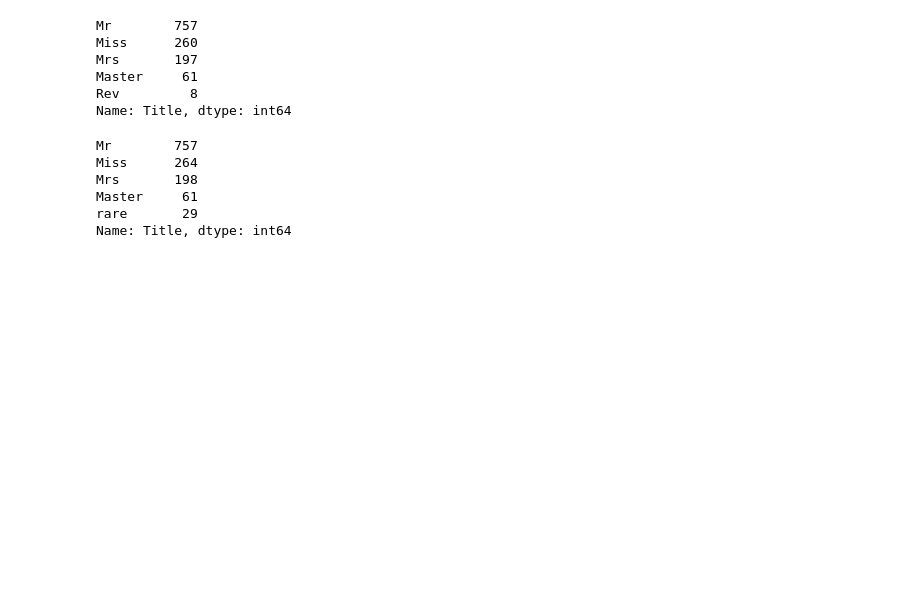
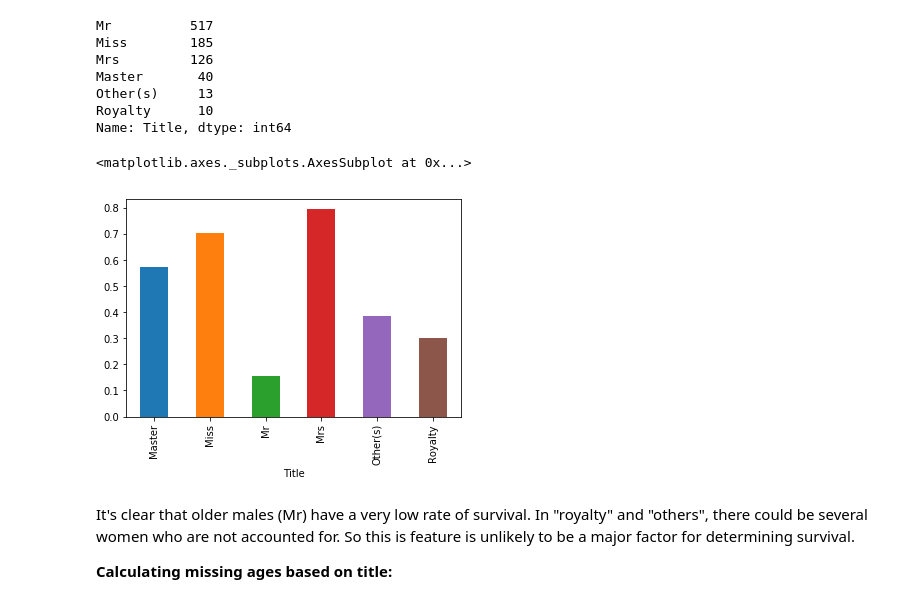
Before and after one commit to abhjtm/titanic-dataset, a Jupyter notebook: Main_work_file.ipynb, the cells around one changed output. Saved outputs shown, nothing was run; the diff lists cells and outputs as text; code cells hidden in the pictures; blank space fills up the shorter version.

```diff
--- a/Main_work_file.ipynb
+++ b/Main_work_file.ipynb
@@ -8,7 +9,7 @@ from utils import clean
 %matplotlib inline
 # %%
-train_df = pd.read_csv('train.csv')
-train_df.head()
+df = pd.read_csv('train.csv')
+df.head()
 # %% [output]
 |  | PassengerId | Survived | Pclass | Name | Sex | Age | SibSp | Parch | Ticket | Fare | ... |
 | 0 | 1 | 0 | 3 | Braund, Mr. Owen Harris | male | 22.0 | 1 | 0 | A/5 21171 | 7.2500 | ... |
@@ -29,3 +19,0 @@ test_df.head()
-# %%
-df = pd.concat([train_df, test_df],ignore_index=True)
-df.tail()
@@ -50,27 +33,20 @@ df.head()
-# %%
-df.Title.value_counts().head()
-# %% [output]
-Mr        757
-Miss      260
-Mrs       197
-Master     61
-Rev         8
-Name: Title, dtype: int64
 # %%
 title_dict = {'Miss': ['Miss', 'Ms', 'Mlle'],
-             'Mrs': ['Mrs', 'Mme'],
-             'Mr': ['Mr'],
+              'Mrs': ['Mrs', 'Mme'],
+              'Mr': ['Mr'],
               'Master': ['Master'],
-             'rare':['Lady', 'the Countess','Capt', 'Col','Don', 'Dr', 'Major', 'Rev', 'Sir', 'Jonkheer', 'Dona']}
+              'Royalty':['Lady', 'the Countess', 'Jonkheer', 'Dona', 'Rev', 'Sir'],
+              'Other(s)': ['Capt', 'Col', 'Major', 'Don', 'Dr']}
 # %%
 for key, values in title_dict.items():
     df.Title.replace(values, key, inplace=True)
 # %%
 df.Title.value_counts()
 # %% [output]
-Mr        757
-Miss      264
-Mrs       198
-Master     61
-rare       29
+Mr          517
+Miss        185
+Mrs         126
+Master       40
+Other(s)     13
+Royalty      10
 Name: Title, dtype: int64
@@ -77,3 +64,14 @@ Name: Title, dtype: int64
+# %%
+percent_survivor(df, 'Title').plot(kind='bar')
+# %% [output]
+<matplotlib.axes._subplots.AxesSubplot at 0x...>
+[figure, added]
+# %% [markdown]
+It's clear that older males (Mr) have a very low rate of survival.
+In "royalty" and "others", there could be several women who are not accounted for.
+So this is feature is unlikely to be a major factor for determining survival.
+
+__Calculating missing ages based on title:__
 # %%
 df.head()
 # %% [output]
```
Also changed, not shown: parts of 71 cells of this notebook, 1 other file.
